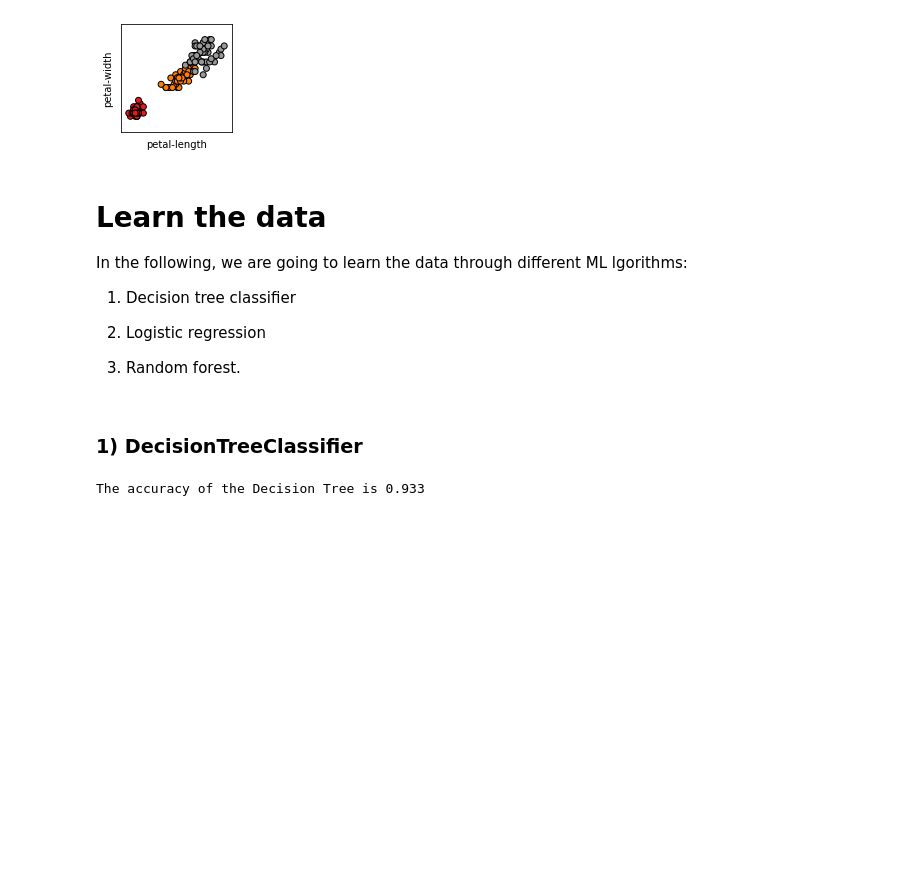
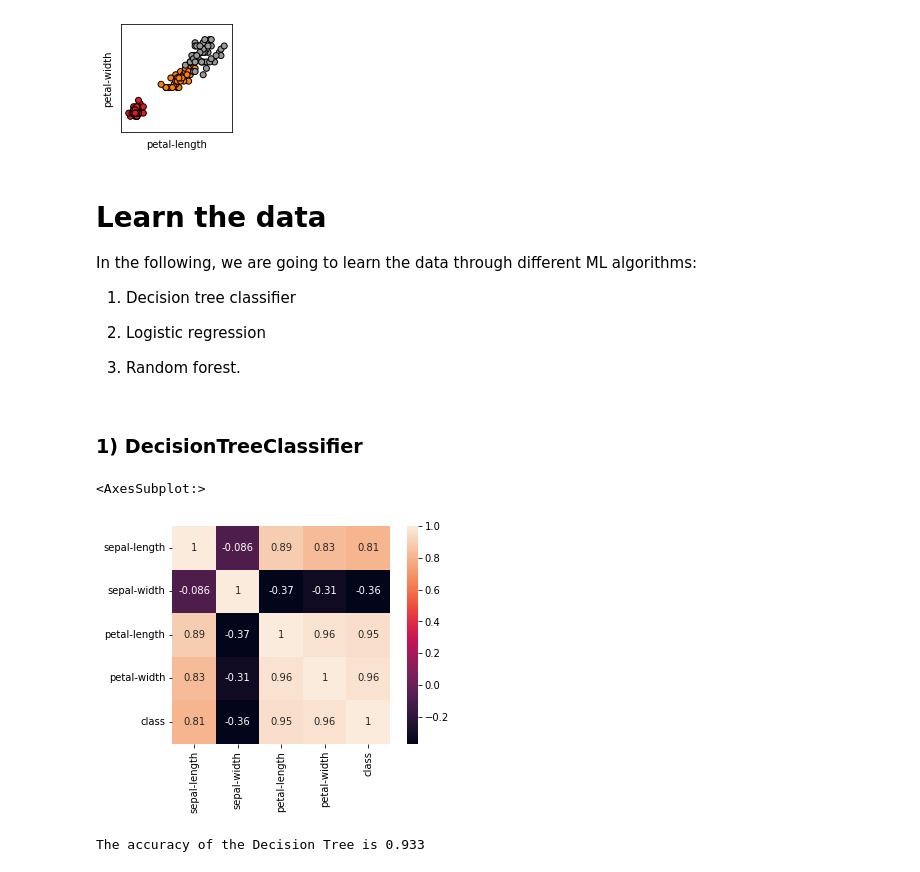
Before and after one commit to MahrooSh85/ML_Playground, a Jupyter notebook: Iris.ipynb, the cells around one changed output. Saved outputs shown, nothing was run; the diff lists cells and outputs as text; code cells hidden in the pictures; blank space fills up the shorter version.

```diff
--- a/Iris.ipynb
+++ b/Iris.ipynb
@@ -226,7 +228,7 @@ for i in range(0,3):
 # %% [markdown]
 # Learn the data
 
-In the following, we are going to learn the data through different ML lgorithms:
+In the following, we are going to learn the data through different ML algorithms:
 
 1) Decision tree classifier
 
@@ -238,7 +240,13 @@ In the following, we are going to learn the data through different ML lgorithms:
 # %%
 # to randolmly splitt data
 from sklearn.model_selection import train_test_split
-train, test = train_test_split(Iris, test_size = 0.3, stratify = data['class'], random_state = 42)
+train, test = train_test_split(Iris, test_size = 0.3, stratify = Iris['class'], random_state = 42)
+# %%
+corrmat = train.corr()
+sns.heatmap(corrmat, annot = True, square = True)
+# %% [output]
+<AxesSubplot:>
+[figure, added]
 # %%
 X_train = train[['sepal-length','sepal-width','petal-length','petal-width']]
 y_train = train['class']
```
Also changed, not shown: parts of 15 cells of this notebook.
